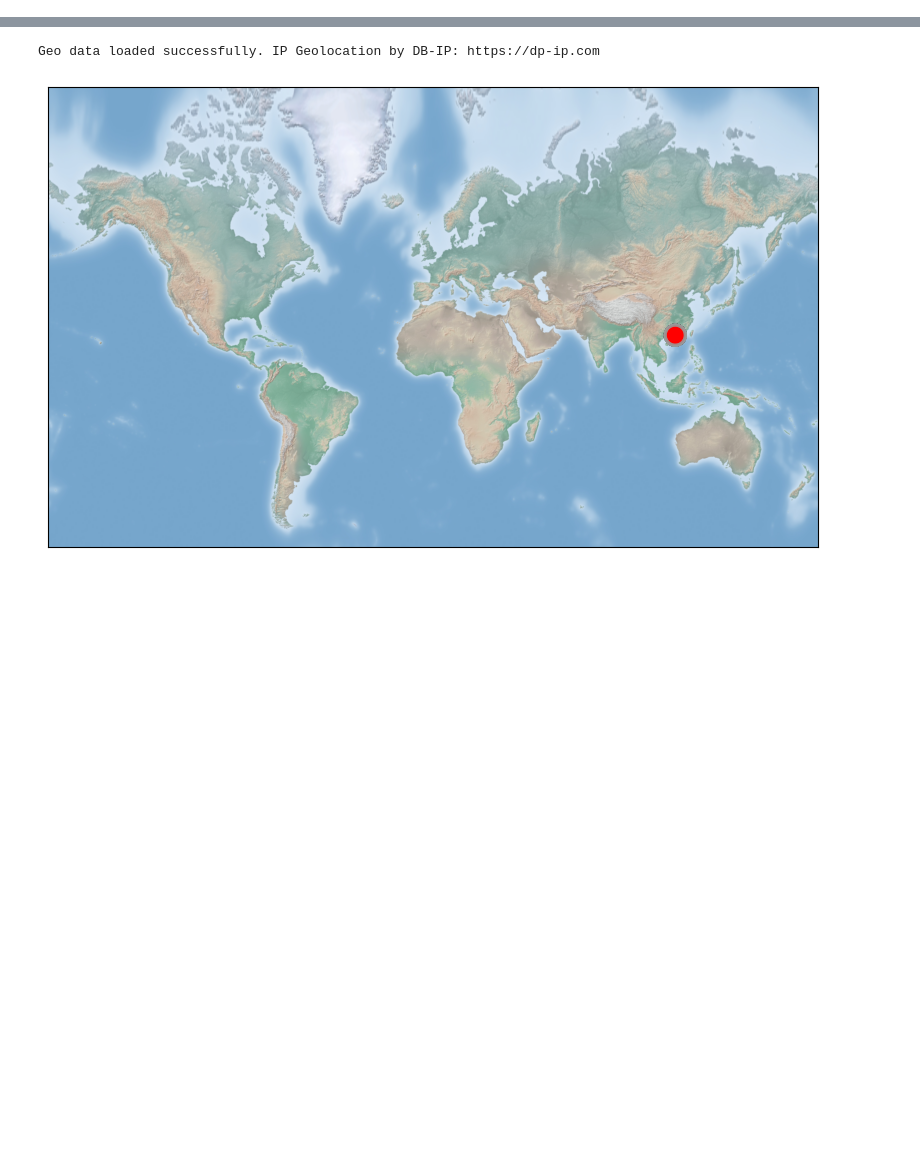
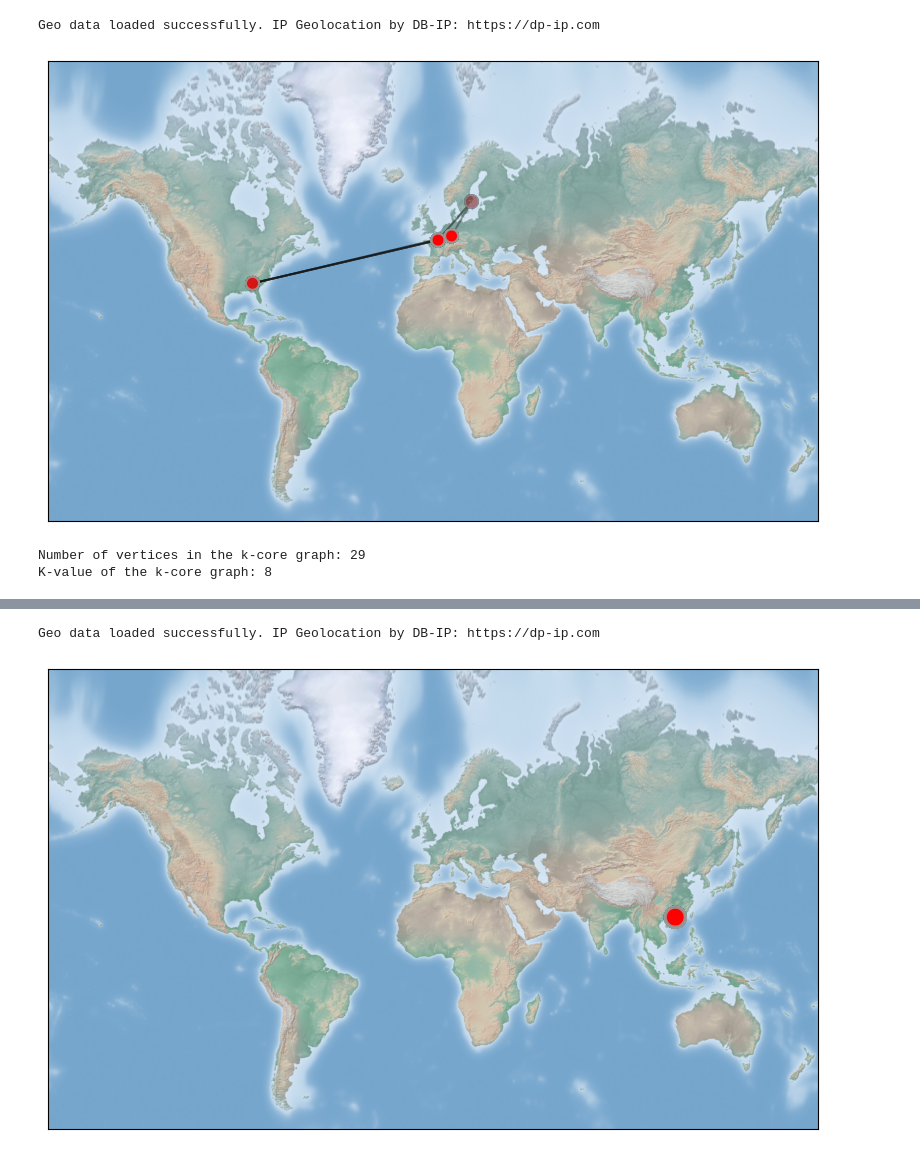
Before and after one commit to Crelip/IPAnalysisTool, a Jupyter notebook: notebooks/k_core_geographic.ipynb, the cells around one changed output, grey strips where cells are left out. Saved outputs shown, nothing was run; the diff lists cells and outputs as text; code cells hidden in the pictures; blank space fills up the shorter version.

```diff
--- a/notebooks/k_core_geographic.ipynb
+++ b/notebooks/k_core_geographic.ipynb
@@ -4,3 +4,20 @@ from ip_analysis_tool.util.date_util import get_date_object
 from ip_analysis_tool.k_core import get_max_k_core, k_core_decomposition
 from ip_analysis_tool.visualize.graph import visualize_graph, visualize_graph_map
 from ip_analysis_tool.util.geo_data_util import get_geo_data
+# %%
+# 2013-09-09
+week_1_graph = get_graph_by_date(get_date_object('2013-08-05'))
+k_core_dec = k_core_decomposition(week_1_graph)
+week_1_graph_k_core = get_max_k_core(
+    k_core_dec
+)
+
+visualize_graph_map(week_1_graph_k_core, name="scratchpad/K-jadro z týždňa začínajúceho 5.8.2013 na mape.png", save=False)
+visualize_graph(week_1_graph_k_core, name="scratchpad/K-jadro z týždňa 5.8.2013.png", output_size=(1000, 1000)) # This method does not output visuals directly onto the notebook
+print("Number of vertices in the k-core graph:", week_1_graph_k_core.num_vertices())
+print("K-value of the k-core graph:", k_core_dec["max_k"])
+# %% [output]
+Geo data loaded successfully. IP Geolocation by DB-IP: https://dp-ip.com
+[figure, added]
+Number of vertices in the k-core graph: 29
+K-value of the k-core graph: 8
```
Also changed, not shown: parts of 2 cells of this notebook, 8 other files.
